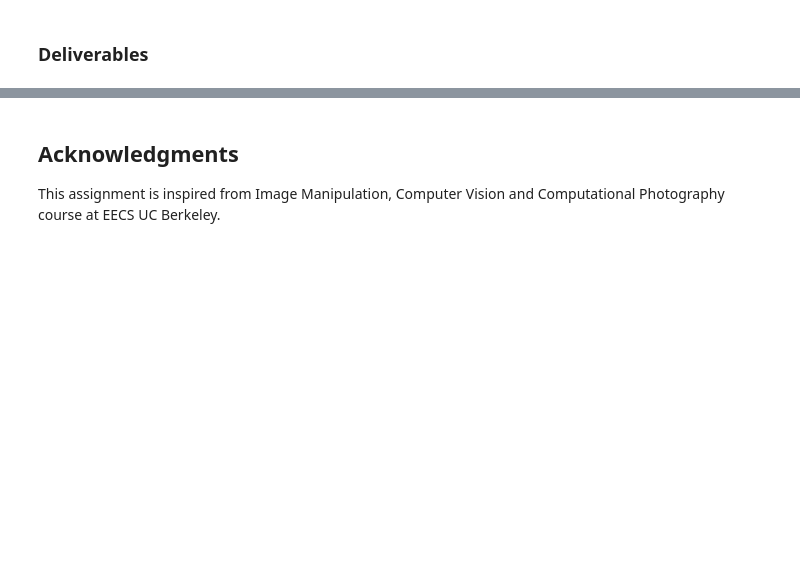
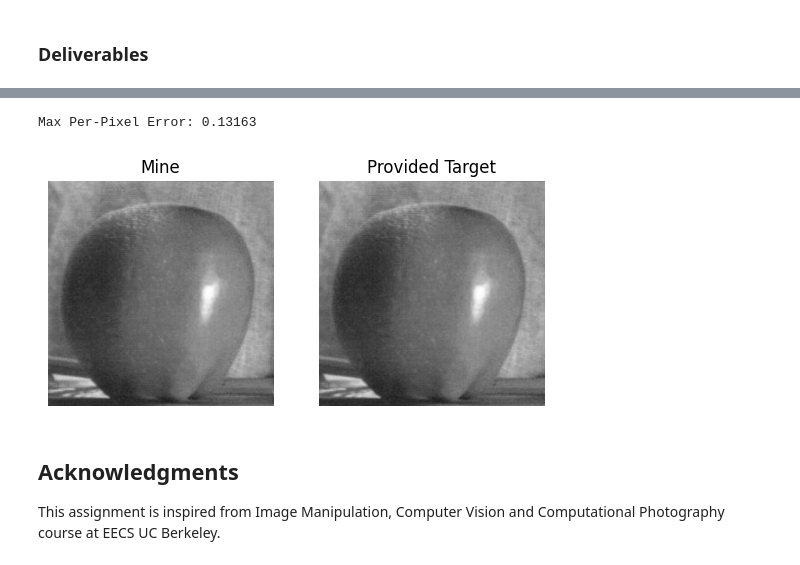
Before and after one commit to cjj-mids/w281-assignment-4, a Jupyter notebook: assignment4.ipynb, the cells around one changed output, grey strips where cells are left out. Saved outputs shown, nothing was run; the diff lists cells and outputs as text; code cells hidden in the pictures; blank space fills up the shorter version.

```diff
--- a/assignment4.ipynb
+++ b/assignment4.ipynb
@@ -170,3 +222,22 @@ plt.imsave("out_oraple.png", blended, cmap='gray', vmin=0, vmax=1)
+# %%
+oraple_ground_truth = plt.imread("objectives/oraple.png")
+print(rf'Max Per-Pixel Error: {np.max(blended - oraple_ground_truth):.5f}')
+# %% [output]
+Max Per-Pixel Error: 0.13163
+# %%
+fig, axs = plt.subplots(1, 2)
+
+axs[0].set_title('Mine')
+axs[0].imshow(blended, cmap='gray', vmin=0, vmax=1)
+axs[0].axis('off')
+
+axs[1].set_title('Provided Target')
+axs[1].imshow(oraple_ground_truth, cmap='gray', vmin=0, vmax=1)
+axs[1].axis('off')
+
+plt.show()
+# %% [output]
+[figure, added]
 # %% [markdown]
 ## Acknowledgments
 This assignment is inspired from Image Manipulation, Computer Vision and Computational Photography course at EECS UC Berkeley.
```
Also changed, not shown: parts of 5 cells of this notebook, 1 other file.
